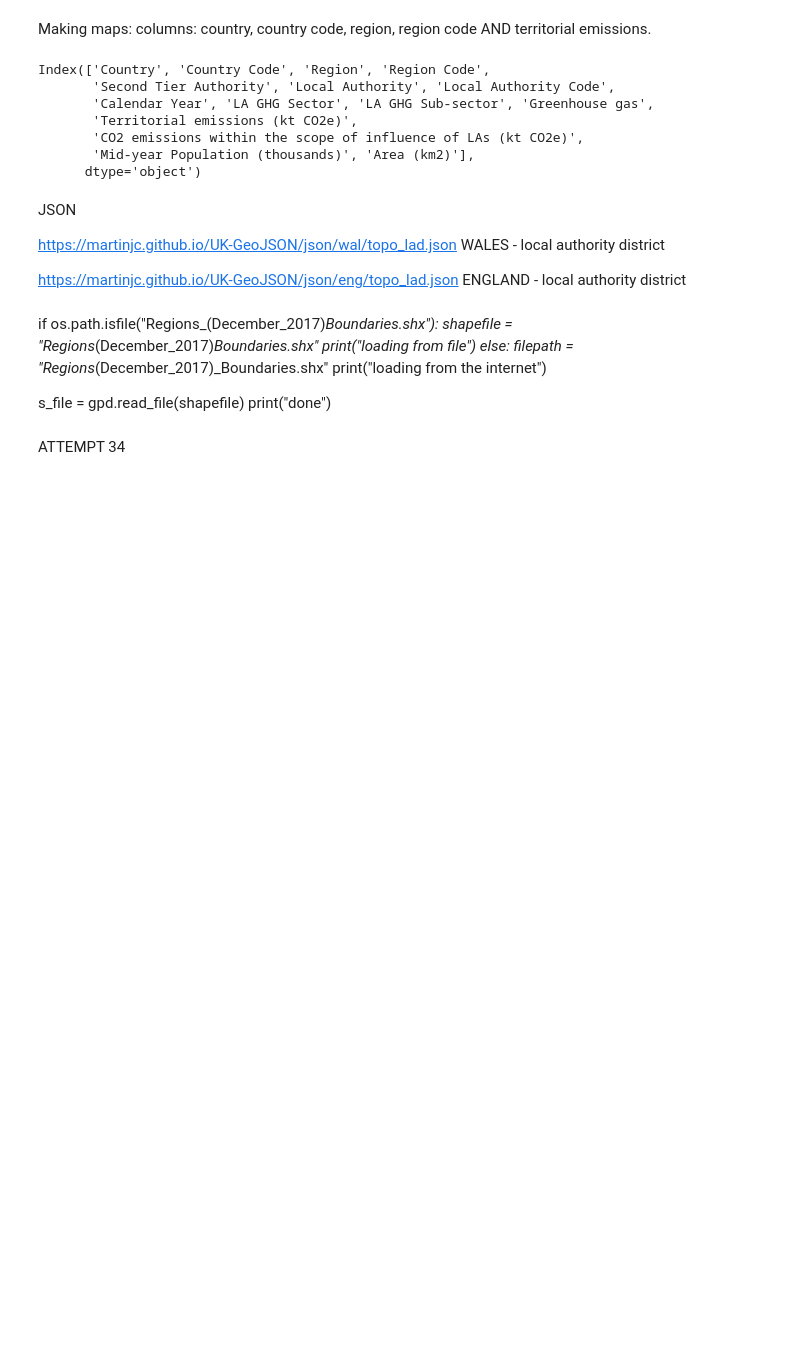
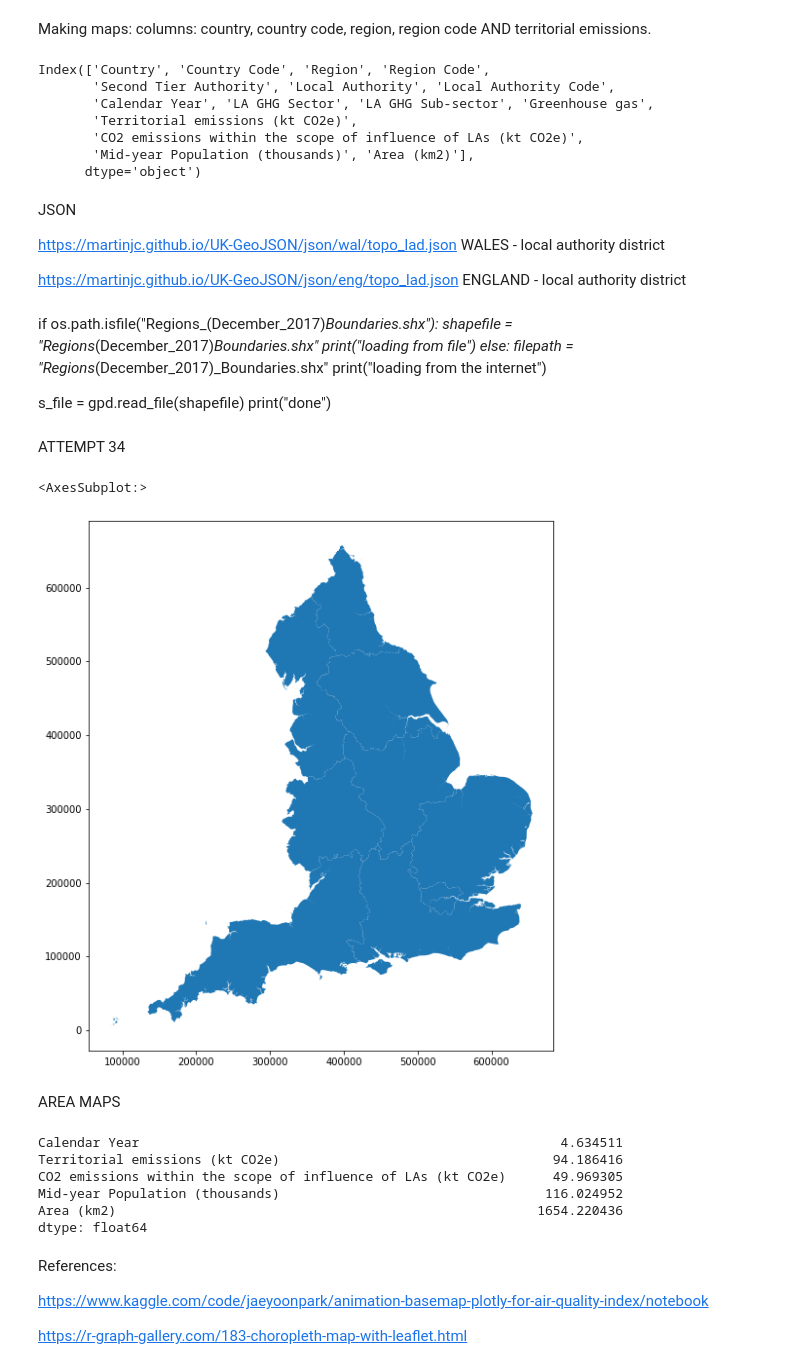
Before and after one commit to h-nadeem/hn-dataproject, a Jupyter notebook: Draft1 copy.ipynb, the cells around one changed output. Cells and saved outputs as stored; diff of their text form; code cells hidden in the pictures; blank space fills up the shorter version.

```diff
--- a/Data project 2022 (HN).ipynb
+++ b/Draft1 copy.ipynb
@@ -288,0 +308,8 @@ fig.show()
+# %%
+zipfile='Regions_(December_2017)_Boundaries.shp'
+custom=gpd.read_file(zipfile)
+# %%
+custom.plot(figsize=(20,10))
+# %% [output]
+<AxesSubplot:>
+[figure, added]
@@ -288,0 +323,17 @@ fig.show()
+# %% [markdown]
+AREA MAPS
+# %%
+gd.std() #standard deviation
+# %% [output]
+Calendar Year                                                      4.634511
+Territorial emissions (kt CO2e)                                   94.186416
+CO2 emissions within the scope of influence of LAs (kt CO2e)      49.969305
+Mid-year Population (thousands)                                  116.024952
+Area (km2)                                                      1654.220436
+dtype: float64
+# %% [markdown]
+References:
+
+https://www.kaggle.com/code/jaeyoonpark/animation-basemap-plotly-for-air-quality-index/notebook
+
+https://r-graph-gallery.com/183-choropleth-map-with-leaflet.html
```
Also changed, not shown: parts of 37 cells of this notebook, 1 other file.
